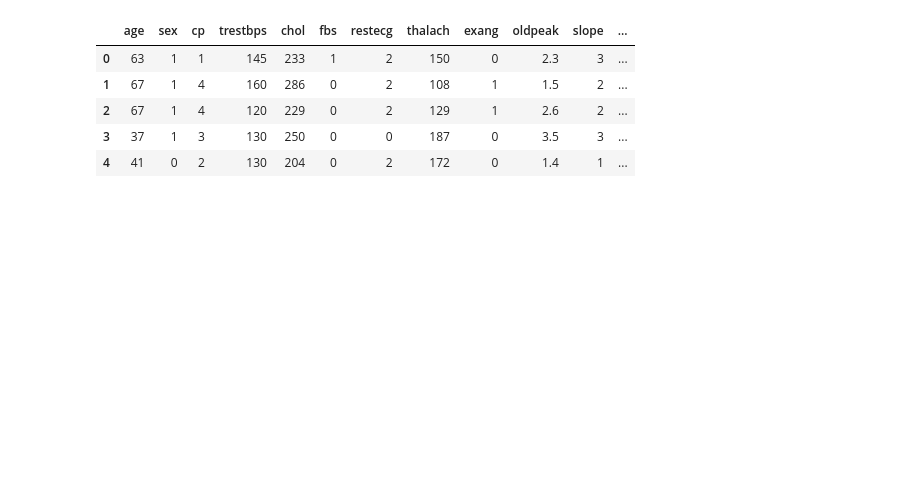
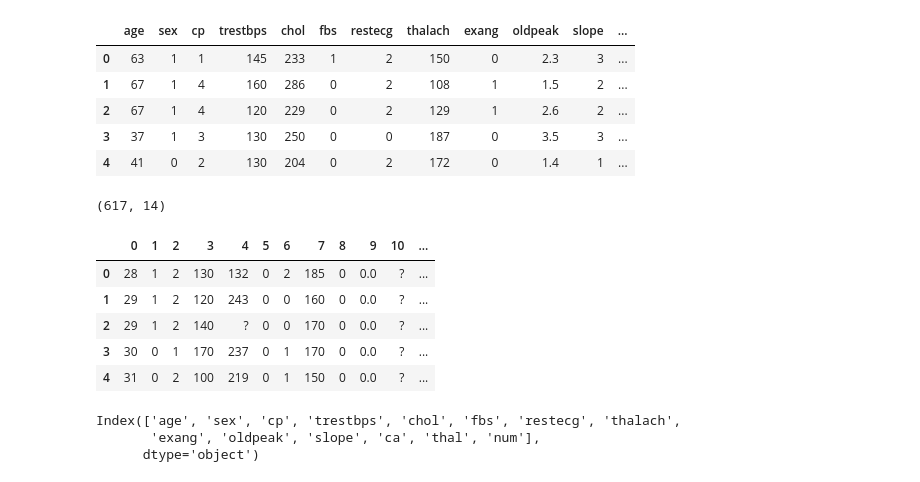
Before and after one commit to Simian12/Project_4, a Jupyter notebook: Heart data.ipynb, the cells around one changed output. Cells and saved outputs as stored; diff of their text form; code cells hidden in the pictures; blank space fills up the shorter version.

Commit message:
Combine and clean 4 datasets

```diff
--- a/Heart data.ipynb
+++ b/Heart data.ipynb
@@ -44,3 +25,29 @@ data.head()
 | 2 | 67 | 1 | 4 | 120 | 229 | 0 | 2 | 129 | 1 | 2.6 | 2 | ... |
 | 3 | 37 | 1 | 3 | 130 | 250 | 0 | 0 | 187 | 0 | 3.5 | 3 | ... |
 | 4 | 41 | 0 | 2 | 130 | 204 | 0 | 2 | 172 | 0 | 1.4 | 1 | ... |
+# %%
+# Create dataframes for other three locations
+df_hungarian = pd.read_csv('Resources/processed.hungarian.data', header=None)
+df_switzerland = pd.read_csv('Resources/processed.switzerland.data', header=None)
+df_va = pd.read_csv('Resources/processed.va.data', header=None)
+# %%
+# Combine these three locations' dataframes into one dataframe
+data3 = pd.concat([df_hungarian, df_switzerland, df_va], ignore_index=True)
+print(data3.shape)
+data3.head()
+# %% [output]
+(617, 14)
+|  | 0 | 1 | 2 | 3 | 4 | 5 | 6 | 7 | 8 | 9 | 10 | ... |
+| 0 | 28 | 1 | 2 | 130 | 132 | 0 | 2 | 185 | 0 | 0.0 | ? | ... |
+| 1 | 29 | 1 | 2 | 120 | 243 | 0 | 0 | 160 | 0 | 0.0 | ? | ... |
+| 2 | 29 | 1 | 2 | 140 | ? | 0 | 0 | 170 | 0 | 0.0 | ? | ... |
+| 3 | 30 | 0 | 1 | 170 | 237 | 0 | 1 | 170 | 0 | 0.0 | ? | ... |
+| 4 | 31 | 0 | 2 | 100 | 219 | 0 | 1 | 150 | 0 | 0.0 | ? | ... |
+# %%
+# Rename the columns for 3 additional locations in preparation to use .concat()
+data3.columns = df_cleveland.columns
+data3.columns
+# %% [output]
+Index(['age', 'sex', 'cp', 'trestbps', 'chol', 'fbs', 'restecg', 'thalach',
+       'exang', 'oldpeak', 'slope', 'ca', 'thal', 'num'],
+      dtype='object')
```
Also changed, not shown: parts of 36 cells of this notebook, 7 other files.
